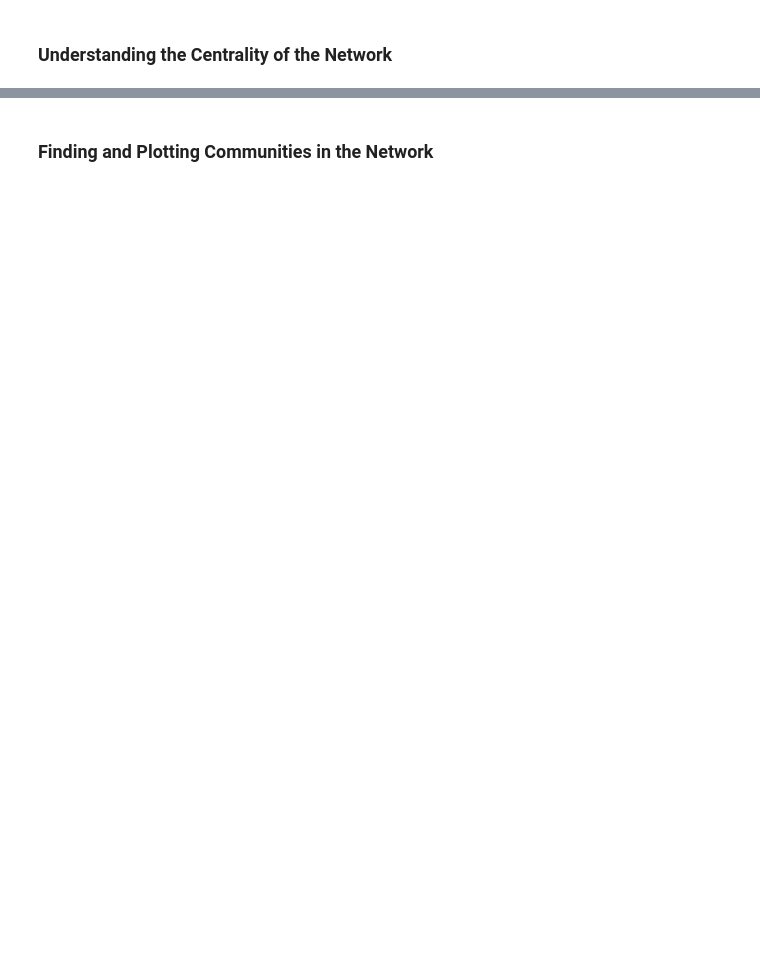
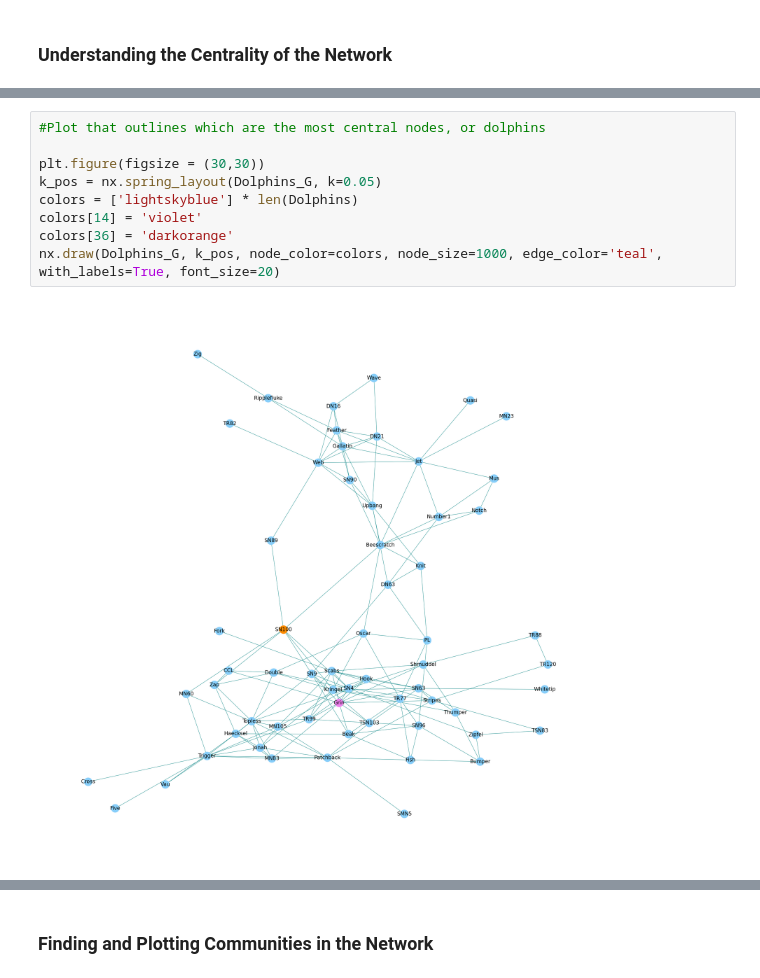
Before and after one commit to finn-oconnor/math-1010-oconnor, a Jupyter notebook: Final Script Dolphins Project.ipynb, the cells around one changed output, grey strips where cells are left out. Cells and saved outputs as stored; diff of their text form; blank space fills up the shorter version.

```diff
--- a/Final Script Dolphins Project.ipynb
+++ b/Final Script Dolphins Project.ipynb
@@ -70,0 +129,11 @@ nx.draw(Dolphins_G, pos, node_color='cyan',
+# %%
+#Plot that outlines which are the most central nodes, or dolphins
+
+plt.figure(figsize = (30,30))
+k_pos = nx.spring_layout(Dolphins_G, k=0.05)
+colors = ['lightskyblue'] * len(Dolphins)
+colors[14] = 'violet'
+colors[36] = 'darkorange'
+nx.draw(Dolphins_G, k_pos, node_color=colors, node_size=1000, edge_color='teal', with_labels=True, font_size=20)
+# %% [output]
+[figure, added]
```
Also changed, not shown: parts of 26 cells of this notebook.
